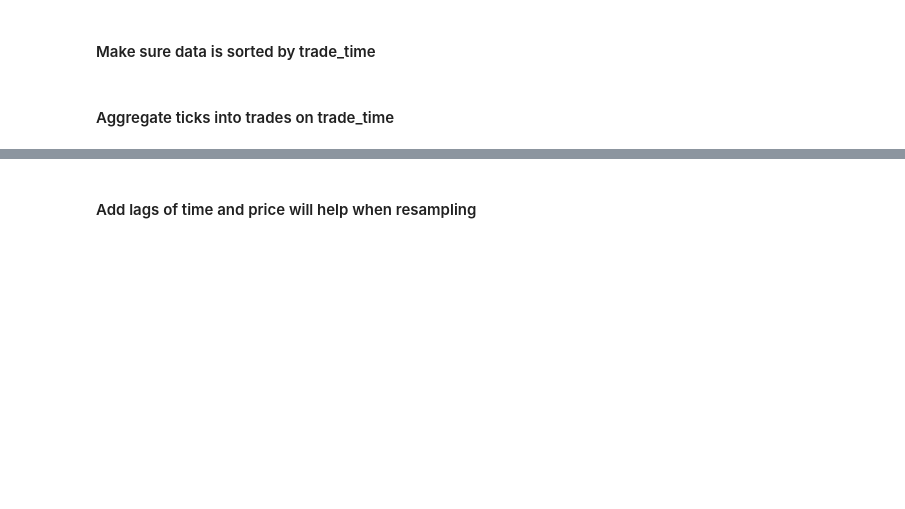
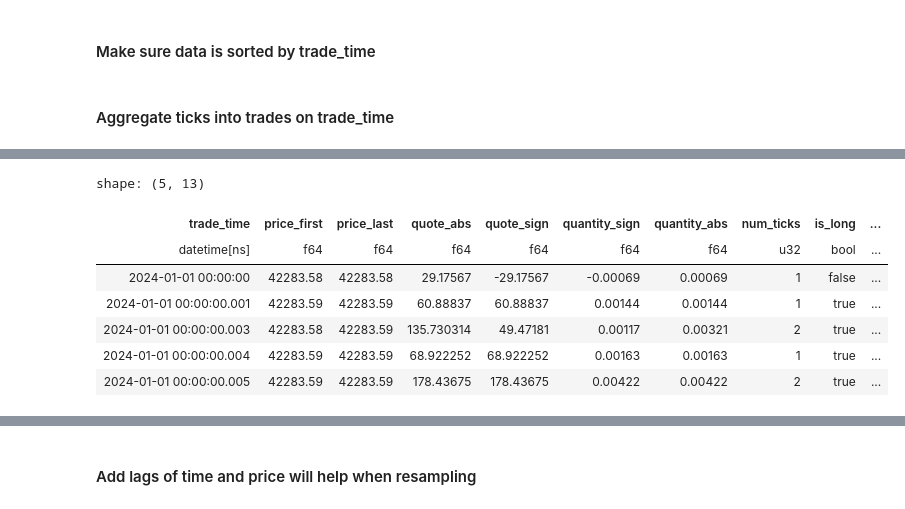
Before and after one commit to B0R0koko/microstructure_ranker, a Jupyter notebook: src/analysis/hft_features.ipynb, the cells around one changed output, grey strips where cells are left out. Drawn from its saved outputs; the diff is of its cells as text; code cells hidden in the pictures; blank space fills up the shorter version.

```diff
--- a/src/analysis/hft_features.ipynb
+++ b/src/analysis/hft_features.ipynb
@@ -17,7 +13,7 @@ warnings.simplefilter("ignore")
 # %% [markdown]
 <h4>Fetch data from Hive structure</h4>
 # %%
-bounds: Bounds = Bounds.for_days(date(2025, 1, 1), date(2025, 1, 2))
+bounds: Bounds = Bounds.for_days(date(2024, 1, 1), date(2024, 1, 2))
 # Expand bounds such that start and end of the daily interval will not have missing values
 expanded_bounds: Bounds = bounds.expand_bounds(lb_timedelta=timedelta(minutes=5), rb_timedelta=timedelta(minutes=5))
 
@@ -95,3 +94,19 @@ df_trades = df_trades.with_columns(
 df_trades = df_trades.with_columns(
     quote_slippage_sign=pl.col("quote_slippage_abs") * pl.col("quantity_sign").sign()
 )
+# %%
+df_trades = df_trades.with_columns(
+    price_last_prev=pl.col("price_last").shift(1),
+    trade_time_prev=pl.col("trade_time").shift(1)
+)
+
+df_trades.head()
+# %% [output]
+shape: (5, 13)
+| trade_time | price_first | price_last | quote_abs | quote_sign | quantity_sign | quantity_abs | num_ticks | is_long | ... |
+| datetime[ns] | f64 | f64 | f64 | f64 | f64 | f64 | u32 | bool | ... |
+| 2024-01-01 00:00:00 | 42283.58 | 42283.58 | 29.17567 | -29.17567 | -0.00069 | 0.00069 | 1 | false | ... |
+| 2024-01-01 00:00:00.001 | 42283.59 | 42283.59 | 60.88837 | 60.88837 | 0.00144 | 0.00144 | 1 | true | ... |
+| 2024-01-01 00:00:00.003 | 42283.58 | 42283.59 | 135.730314 | 49.47181 | 0.00117 | 0.00321 | 2 | true | ... |
+| 2024-01-01 00:00:00.004 | 42283.59 | 42283.59 | 68.922252 | 68.922252 | 0.00163 | 0.00163 | 1 | true | ... |
+| 2024-01-01 00:00:00.005 | 42283.59 | 42283.59 | 178.43675 | 178.43675 | 0.00422 | 0.00422 | 2 | true | ... |
```
Also changed, not shown: parts of 16 cells of this notebook, 19 other files.
